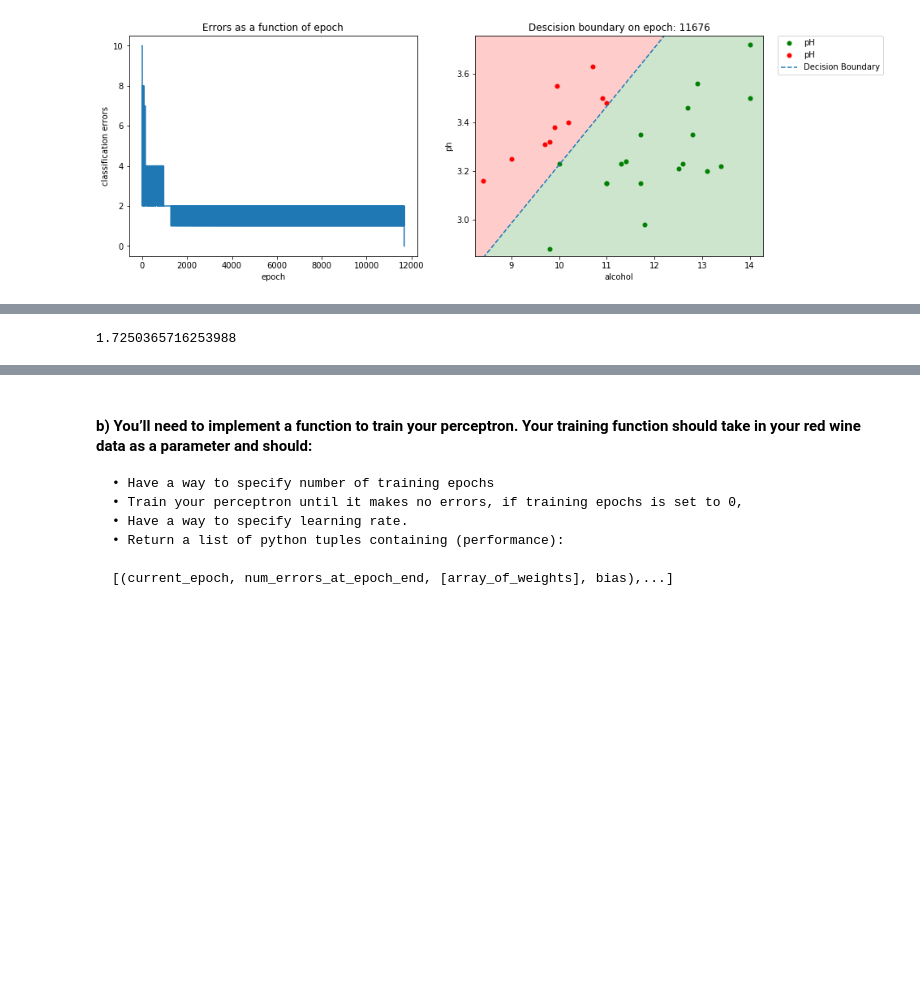
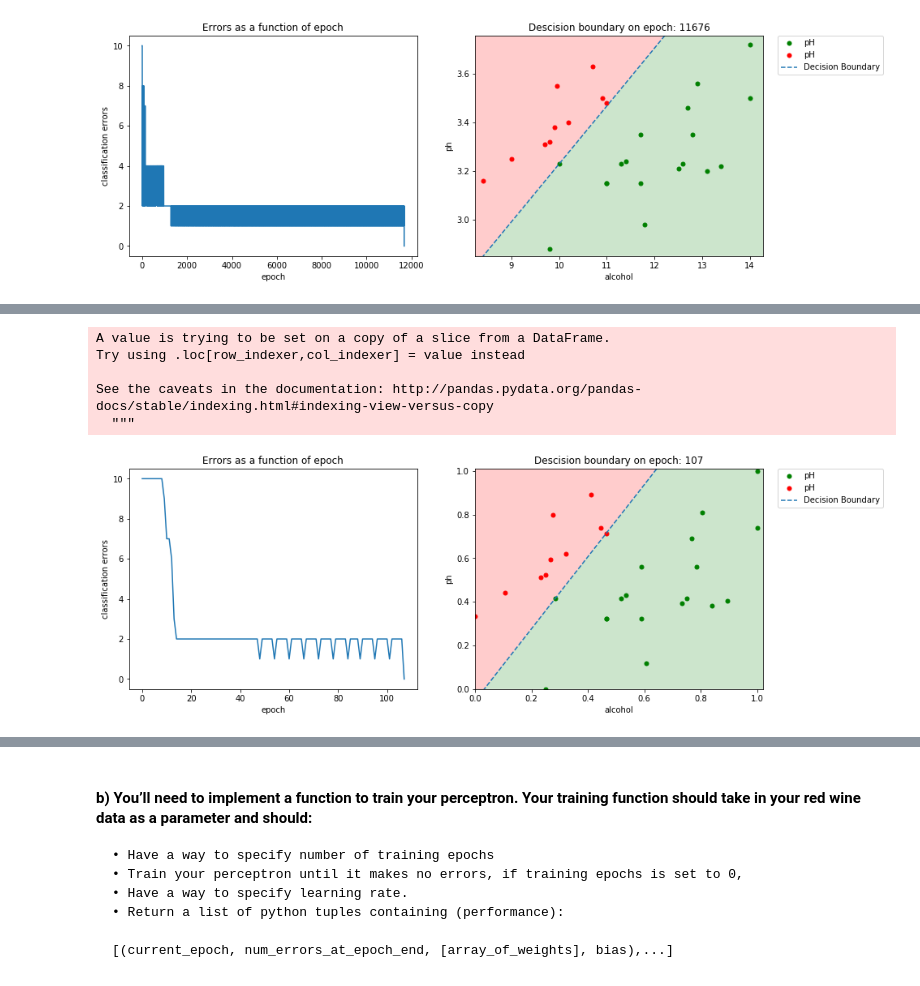
Before and after one commit to VoronaMV/ft_sommilier, a Jupyter notebook: ft_sommilier.ipynb, the cells around one changed output, grey strips where cells are left out. Saved outputs shown, nothing was run; the diff lists cells and outputs as text; code cells hidden in the pictures; blank space fills up the shorter version.

```diff
--- a/ft_sommilier.ipynb
+++ b/ft_sommilier.ipynb
@@ -189,7 +192,7 @@ def plot_perfomance(perfomance, wine_data, dood_tresh, bad_tresh, epoch=-1, save
     1) Classification Errors vs. Epoch
     2) Decision boundary for two factors
     """
-    dataset = red_wine_data[(red_wine_data['quality'] >=dood_tresh) | (red_wine_data['quality'] <= bad_tresh)]
+    dataset = wine_data[(wine_data['quality'] >=dood_tresh) | (wine_data['quality'] <= bad_tresh)]
     dataset['y'] = dataset.apply(lambda data: 1.0 if data['quality'] >= dood_tresh else 0.0, axis=1)
     dataset = dataset[['alcohol', 'pH', 'y']]
 
@@ -200,10 +203,13 @@ def plot_perfomance(perfomance, wine_data, dood_tresh, bad_tresh, epoch=-1, save
 
     errors = [elem[1] for elem in perfomance]
     epochs = [elem[0] for elem in perfomance]
+
+    if epoch < 0:
+        epoch = epochs[-1]
+
     weights = perfomance[epoch][2]
     bias = perfomance[epoch][3]
-    if epoch < 0:
-        epoch = epochs[-1]
+
 
     X = [elem for elem in range(0, 100)]
     Y = [(-1* bias - point * weights[0])/weights[1] for point in X]
@@ -243,20 +254,22 @@ See the caveats in the documentation: http://pandas.pydata.org/pandas-docs/stabl
 # %%
-result_data[-1][2]
+random.seed(3)
 
-# dataset = red_wine_data[(red_wine_data['quality'] >=8) | (red_wine_data['quality'] <= 3)]
-# dataset['y'] = dataset.apply(lambda data: 1.0 if data['quality'] >= 8 else 0.0, axis=1)
-# #     dataset['y'] = dataset[dataset.iloc[:, -1] = 1.0 if dataset.iloc[:, -1]]
-# dataset = dataset[['alcohol', 'pH', 'y']]
+dataset = red_wine_data[(red_wine_data['quality'] >=8) | (red_wine_data['quality'] <= 3)]
+quality_col = dataset['quality']
+dataset['y'] = dataset.apply(lambda data: 1.0 if data['quality'] >= 8 else 0.0, axis=1)
+dataset = dataset[['alcohol', 'pH', 'y']]
 
-# good_wines = dataset[dataset['y'] == 1.0]
-# bad_wines = dataset[dataset['y'] == 0.0]
-# good_wines[good_wines['alcohol'] < 12].head(20)
+dataset = (dataset-dataset.min())/(dataset.max()-dataset.min())
+
+p = Perseptron(0.01, 0, dataset.values)
+result_data = p.train_perceptron()
+
+dataset['quality'] = quality_col
+plot_perfomance(result_data, dataset, 8, 3, epoch=-1)
+# %% [output]
+A value is trying to be set on a copy of a slice from a DataFrame.
+Try using .loc[row_indexer,col_indexer] = value instead
+
+See the caveats in the documentation: http://pandas.pydata.org/pandas-docs/stable/indexing.html#indexing-view-versus-copy
+  """
+[figure, added]
-# %%
-# errors = [elem[1] for elem in result_data]
-# epochs = [elem[0] for elem in result_data]
-# plt.plot(epochs, errors)
-# plt.show()
-result_data[-1]
-1.7250365716253988
-# %% [output]
-1.7250365716253988
```
Also changed, not shown: parts of 5 cells of this notebook.
